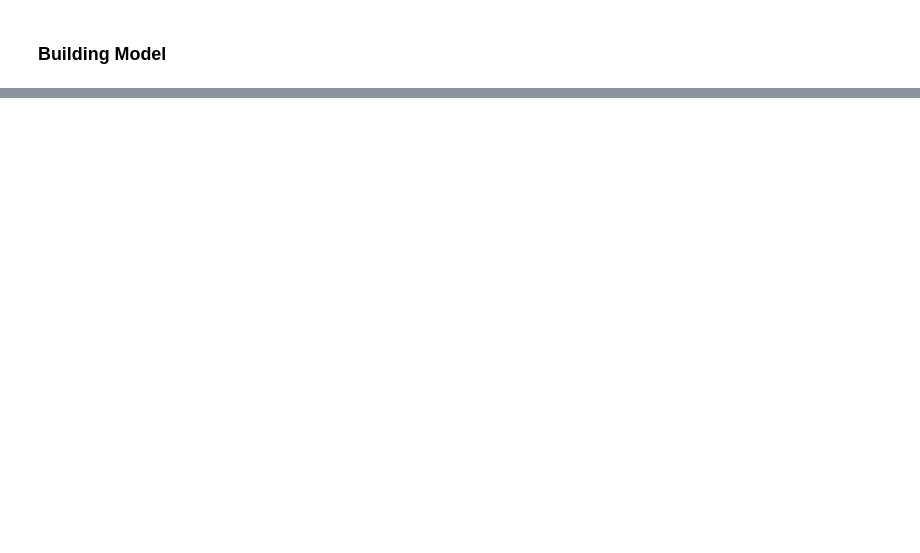
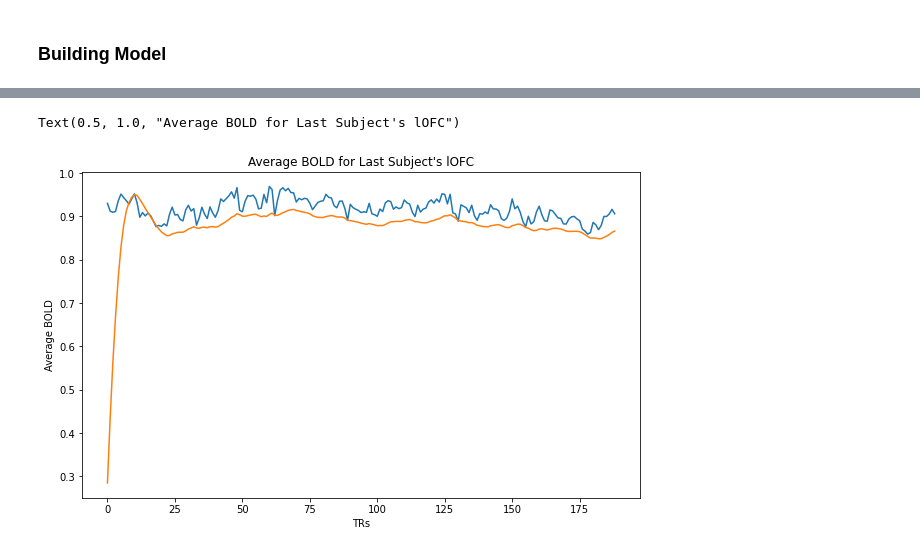
Before and after one commit to RishiDarkDevil/Neural-Uncertainty-Representation, a Jupyter notebook: Neural_Prediction_Uncertainty_Young.ipynb, the cells around one changed output, grey strips where cells are left out. Saved outputs shown, nothing was run; the diff lists cells and outputs as text; code cells hidden in the pictures; blank space fills up the shorter version.

```diff
--- a/Neural_Prediction_Uncertainty_Young.ipynb
+++ b/Neural_Prediction_Uncertainty_Young.ipynb
@@ -44,0 +73,7 @@ data[2].shape
+# %%
+sc = MinMaxScaler(feature_range = (0, 1))
+train_data = sc.fit_transform(train_data_unscaled[:,:,0])
+test_data = sc.transform(test_data_unscaled[:,:,0])
+# %%
+train_data = np.expand_dims(train_data, axis = -1)
+test_data = np.expand_dims(test_data, axis = -1)
@@ -75,0 +126,5 @@ def boldModel(Tx, LSTM_cell, densor, reshaper):
+# %%
+model = Sequential()
+model.add(LSTM(16, return_sequences=True))
+model.add(Dropout(0.3))
+model.add(TimeDistributed(Dense(1)))
@@ -75,0 +162,12 @@ def boldModel(Tx, LSTM_cell, densor, reshaper):
+# %%
+preds = model.predict(test_data)
+# %%
+plt.figure(figsize=(10, 6))
+plt.plot(np.squeeze(test_data))
+plt.plot(np.squeeze(preds))
+plt.ylabel("Average BOLD")
+plt.xlabel("TRs")
+plt.title("Average BOLD for Last Subject's "+ROI_names[-1])
+# %% [output]
+Text(0.5, 1.0, "Average BOLD for Last Subject's lOFC")
+[figure, added]
```
Also changed, not shown: parts of 29 cells of this notebook.
